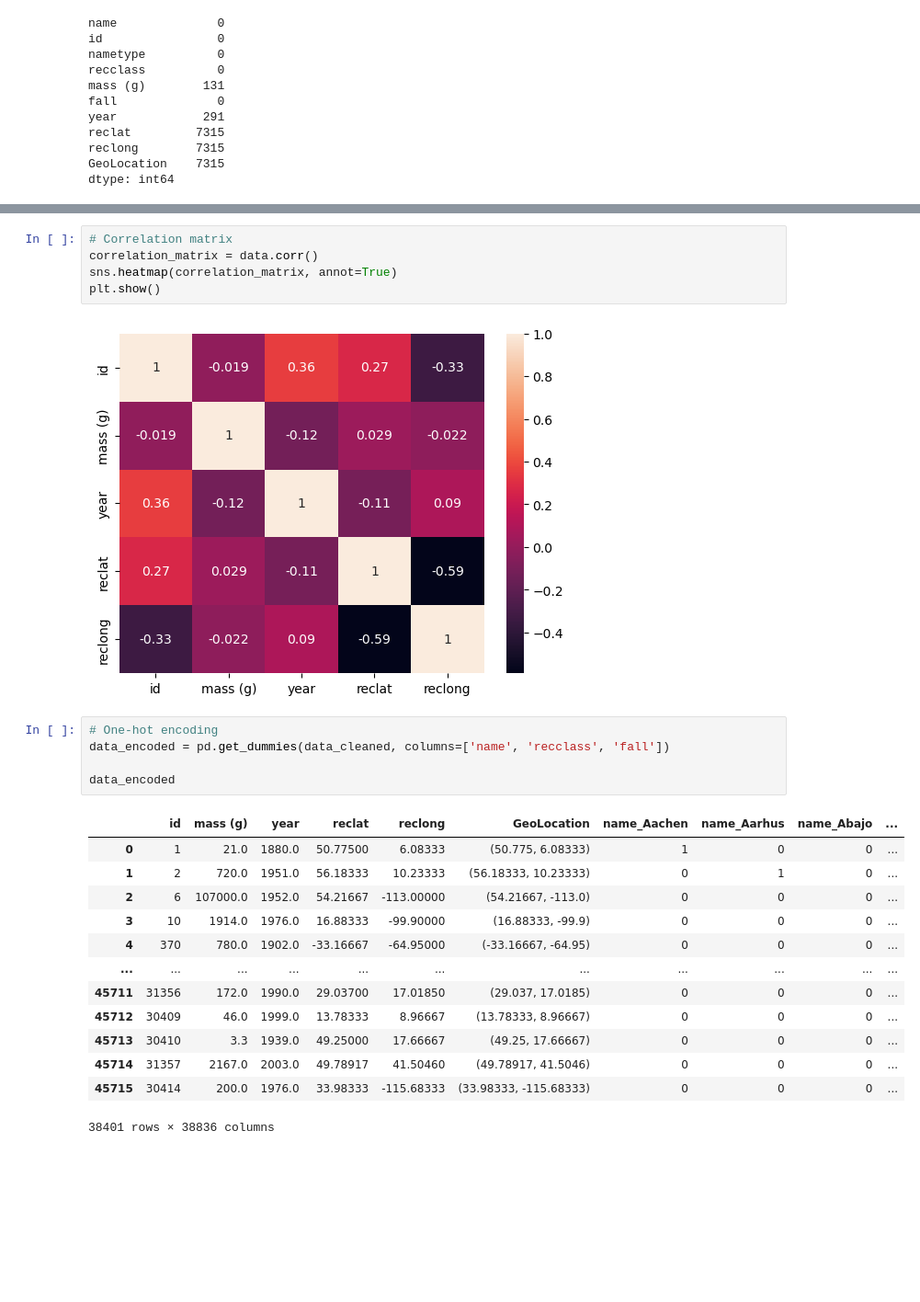
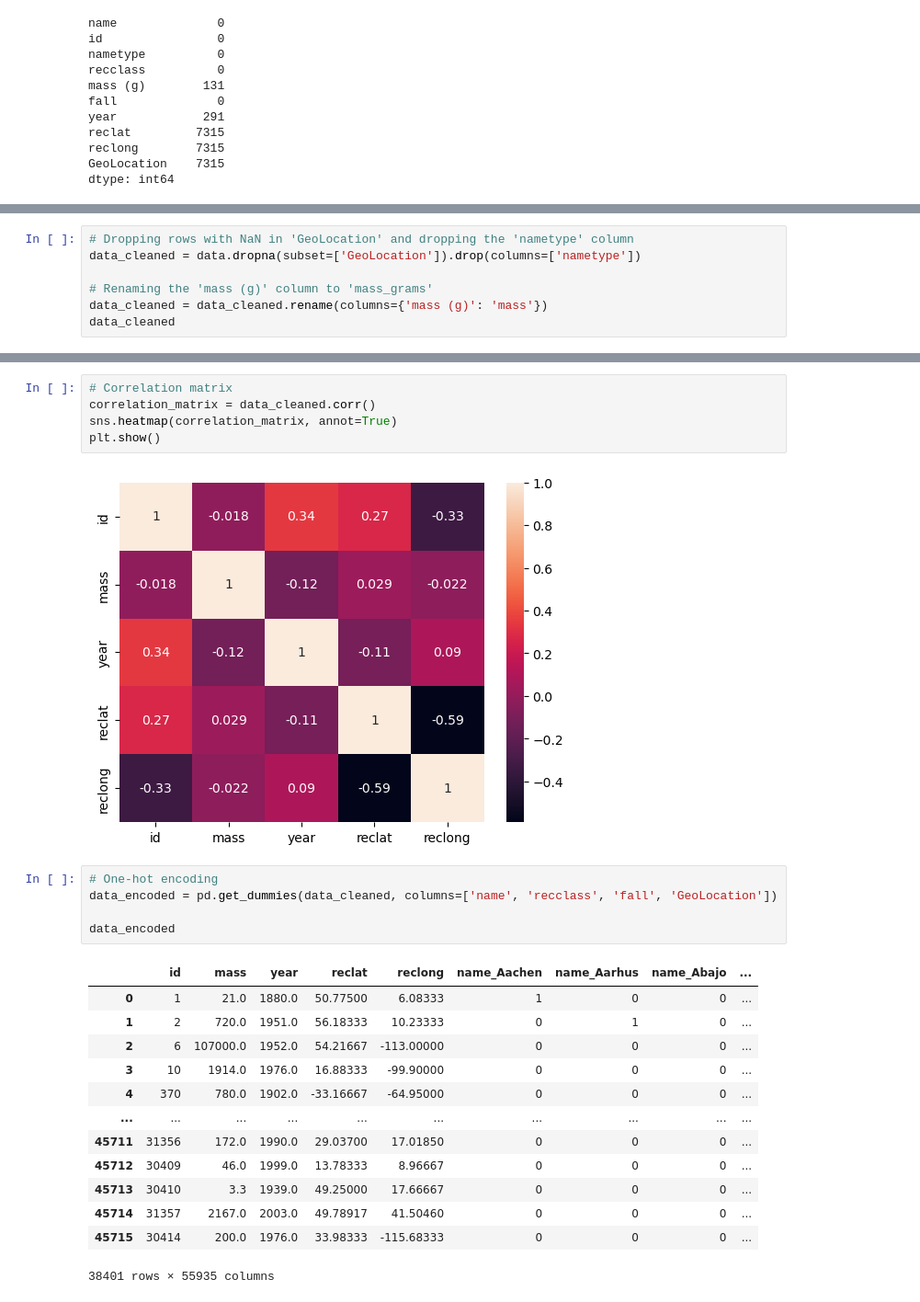
Before and after one commit to loisstetson/Project-4-Cost-of-Living, a Jupyter notebook: Meteorite_landings.ipynb, the cells around one changed output, grey strips where cells are left out. Shown: that part at 92% size. Saved outputs shown, nothing was run; the diff lists cells and outputs as text; blank space fills up the shorter version.

```diff
--- a/Meteorite_landings.ipynb
+++ b/Meteorite_landings.ipynb
@@ -60,0 +51,7 @@ data_cleaned
+# %%
+# Dropping rows with NaN in 'GeoLocation' and dropping the 'nametype' column
+data_cleaned = data.dropna(subset=['GeoLocation']).drop(columns=['nametype'])
+
+# Renaming the 'mass (g)' column to 'mass_grams'
+data_cleaned = data_cleaned.rename(columns={'mass (g)': 'mass'})
+data_cleaned
@@ -67,26 +109,26 @@ plt.show()
 # %%
 # Correlation matrix
-correlation_matrix = data.corr()
+correlation_matrix = data_cleaned.corr()
 sns.heatmap(correlation_matrix, annot=True)
 plt.show()
 # %% [output]
-[figure, old version]
+[figure, new version]
 # %%
 # One-hot encoding
-data_encoded = pd.get_dummies(data_cleaned, columns=['name', 'recclass', 'fall'])
+data_encoded = pd.get_dummies(data_cleaned, columns=['name', 'recclass', 'fall', 'GeoLocation'])
 
 data_encoded
 # %% [output]
-|  | id | mass (g) | year | reclat | reclong | GeoLocation | name_Aachen | name_Aarhus | name_Abajo | ... |
-| 0 | 1 | 21.0 | 1880.0 | 50.77500 | 6.08333 | (50.775, 6.08333) | 1 | 0 | 0 | ... |
-| 1 | 2 | 720.0 | 1951.0 | 56.18333 | 10.23333 | (56.18333, 10.23333) | 0 | 1 | 0 | ... |
-| 2 | 6 | 107000.0 | 1952.0 | 54.21667 | -113.00000 | (54.21667, -113.0) | 0 | 0 | 0 | ... |
-| 3 | 10 | 1914.0 | 1976.0 | 16.88333 | -99.90000 | (16.88333, -99.9) | 0 | 0 | 0 | ... |
-| 4 | 370 | 780.0 | 1902.0 | -33.16667 | -64.95000 | (-33.16667, -64.95) | 0 | 0 | 0 | ... |
-| ... | ... | ... | ... | ... | ... | ... | ... | ... | ... | ... |
-| 45711 | 31356 | 172.0 | 1990.0 | 29.03700 | 17.01850 | (29.037, 17.0185) | 0 | 0 | 0 | ... |
-| 45712 | 30409 | 46.0 | 1999.0 | 13.78333 | 8.96667 | (13.78333, 8.96667) | 0 | 0 | 0 | ... |
-| 45713 | 30410 | 3.3 | 1939.0 | 49.25000 | 17.66667 | (49.25, 17.66667) | 0 | 0 | 0 | ... |
-| 45714 | 31357 | 2167.0 | 2003.0 | 49.78917 | 41.50460 | (49.78917, 41.5046) | 0 | 0 | 0 | ... |
-| 45715 | 30414 | 200.0 | 1976.0 | 33.98333 | -115.68333 | (33.98333, -115.68333) | 0 | 0 | 0 | ... |
+|  | id | mass | year | reclat | reclong | name_Aachen | name_Aarhus | name_Abajo | ... |
+| 0 | 1 | 21.0 | 1880.0 | 50.77500 | 6.08333 | 1 | 0 | 0 | ... |
+| 1 | 2 | 720.0 | 1951.0 | 56.18333 | 10.23333 | 0 | 1 | 0 | ... |
+| 2 | 6 | 107000.0 | 1952.0 | 54.21667 | -113.00000 | 0 | 0 | 0 | ... |
+| 3 | 10 | 1914.0 | 1976.0 | 16.88333 | -99.90000 | 0 | 0 | 0 | ... |
+| 4 | 370 | 780.0 | 1902.0 | -33.16667 | -64.95000 | 0 | 0 | 0 | ... |
+| ... | ... | ... | ... | ... | ... | ... | ... | ... | ... |
+| 45711 | 31356 | 172.0 | 1990.0 | 29.03700 | 17.01850 | 0 | 0 | 0 | ... |
+| 45712 | 30409 | 46.0 | 1999.0 | 13.78333 | 8.96667 | 0 | 0 | 0 | ... |
+| 45713 | 30410 | 3.3 | 1939.0 | 49.25000 | 17.66667 | 0 | 0 | 0 | ... |
+| 45714 | 31357 | 2167.0 | 2003.0 | 49.78917 | 41.50460 | 0 | 0 | 0 | ... |
+| 45715 | 30414 | 200.0 | 1976.0 | 33.98333 | -115.68333 | 0 | 0 | 0 | ... |
-38401 rows × 38836 columns
+38401 rows × 55935 columns
```
Also changed, not shown: parts of 15 cells of this notebook.
